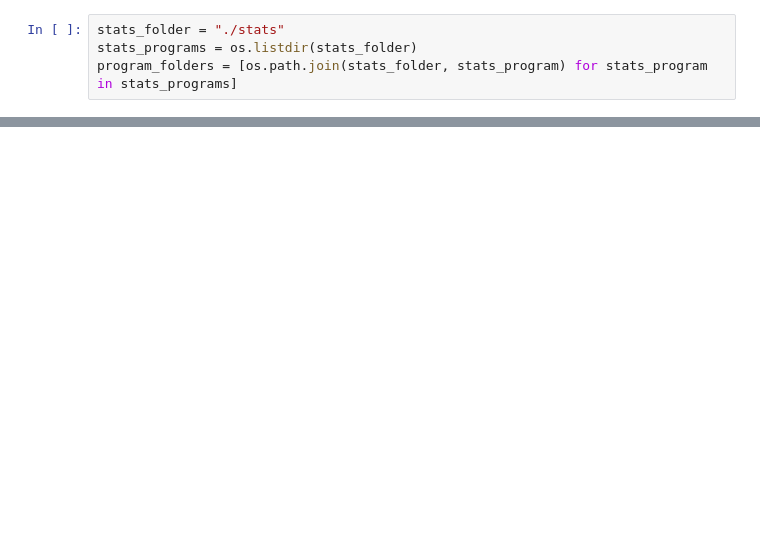
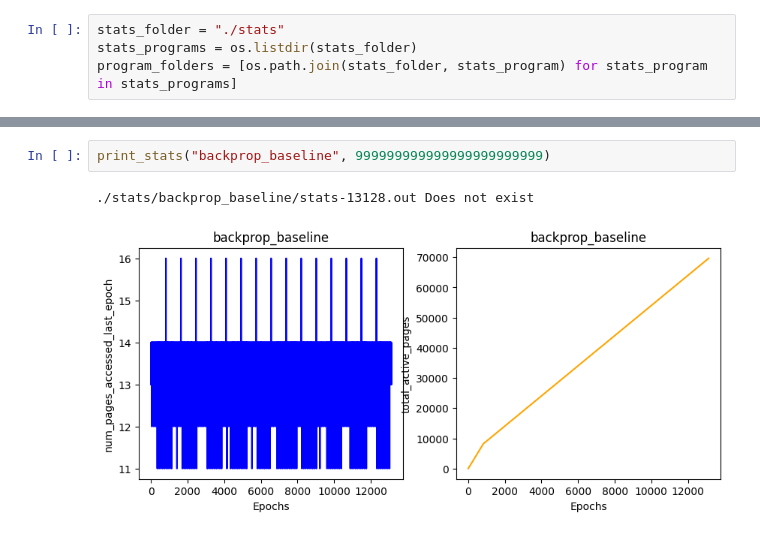
Before and after one commit to tiendatngcs/aimm, a Jupyter notebook: aimmu/gym-memenv/gym_memenv/envs/stats_analysis.ipynb, the cells around one changed output, grey strips where cells are left out. Saved outputs shown, nothing was run; the diff lists cells and outputs as text; blank space fills up the shorter version.

```diff
--- a/aimmu/gym-memenv/gym_memenv/envs/stats_analysis.ipynb
+++ b/aimmu/gym-memenv/gym_memenv/envs/stats_analysis.ipynb
@@ -87,0 +92,5 @@ print_stats("spmv_baseline", 999999999999999999999999)
+# %%
+print_stats("backprop_baseline", 999999999999999999999999)
+# %% [output]
+./stats/backprop_baseline/stats-13128.out Does not exist
+[figure, added]
```
Also changed, not shown: parts of 7 cells of this notebook, 56 other files.
